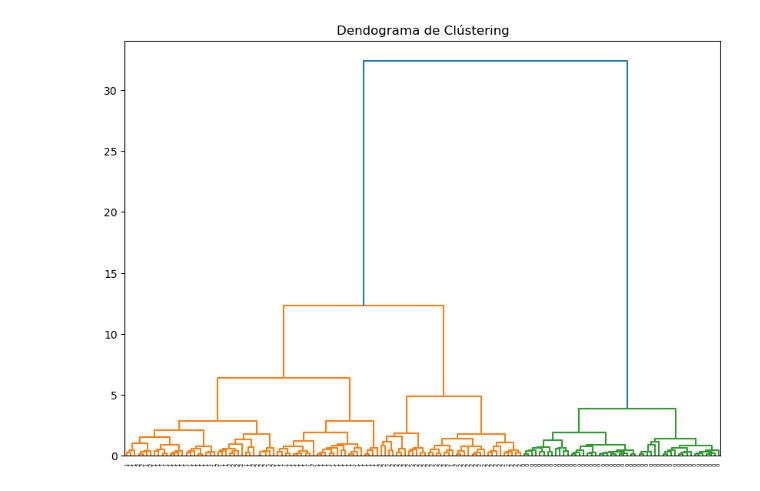
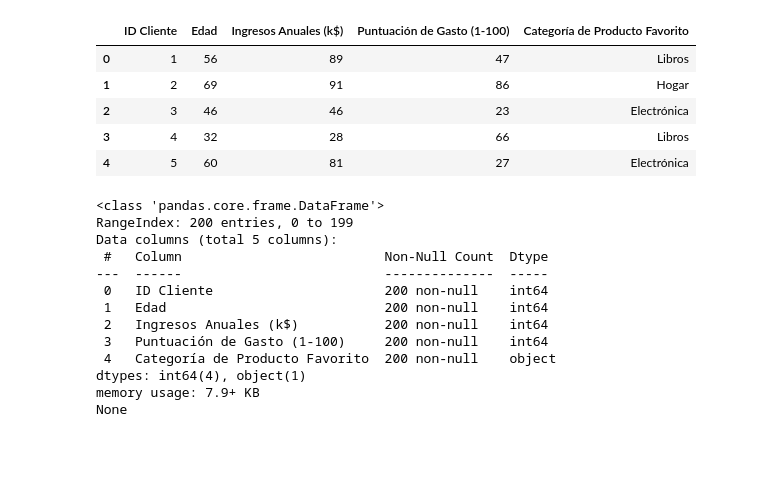
Before and after one commit to XavZol/Machine-Learning, a Jupyter notebook: Machine_Learning_1.ipynb, the cells around one changed output. Cells and saved outputs as stored; diff of their text form; code cells hidden in the pictures; blank space fills up the shorter version.

Commit message:
Crea un Código que Analice y Clasifique Clientes

```diff
--- a/Machine_Learning_1.ipynb
+++ b/Machine_Learning_1.ipynb
@@ -11,12 +1,35 @@ linked = linkage(X, 'ward')
-# %%
-
-plt.figure(figsize=(10, 7))
-dendrogram(linked,
-            orientation='top',
-            labels=iris.target,
-            distance_sort='descending',
-            show_leaf_counts=True)
-plt.title("Dendograma de Clústering")
-plt.show()
-# %% [output]
-[figure, removed]
+# %%
+import pandas as pd
+import numpy as np
+import matplotlib.pyplot as plt
+import seaborn as sns
+from sklearn.preprocessing import MinMaxScaler
+from sklearn.decomposition import PCA
+from sklearn.cluster import KMeans
+from scipy.cluster.hierarchy import dendrogram, linkage
+
+data = pd.read_csv(r"C:\Users\javie\OneDrive\Desktop\Excel_DB\customer_data.csv")
+data.head()
+# %% [output]
+|  | ID Cliente | Edad | Ingresos Anuales (k$) | Puntuación de Gasto (1-100) | Categoría de Producto Favorito |
+| 0 | 1 | 56 | 89 | 47 | Libros |
+| 1 | 2 | 69 | 91 | 86 | Hogar |
+| 2 | 3 | 46 | 46 | 23 | Electrónica |
+| 3 | 4 | 32 | 28 | 66 | Libros |
+| 4 | 5 | 60 | 81 | 27 | Electrónica |
+# %%
+print(data.info())
+# %% [output]
+<class 'pandas.core.frame.DataFrame'>
+RangeIndex: 200 entries, 0 to 199
+Data columns (total 5 columns):
+ #   Column                          Non-Null Count  Dtype
+---  ------                          --------------  -----
+ 0   ID Cliente                      200 non-null    int64
+ 1   Edad                            200 non-null    int64
+ 2   Ingresos Anuales (k$)           200 non-null    int64
+ 3   Puntuación de Gasto (1-100)     200 non-null    int64
+ 4   Categoría de Producto Favorito  200 non-null    object
+dtypes: int64(4), object(1)
+memory usage: 7.9+ KB
+None
```
Also changed, not shown: parts of 8 cells of this notebook, 1 other file.
